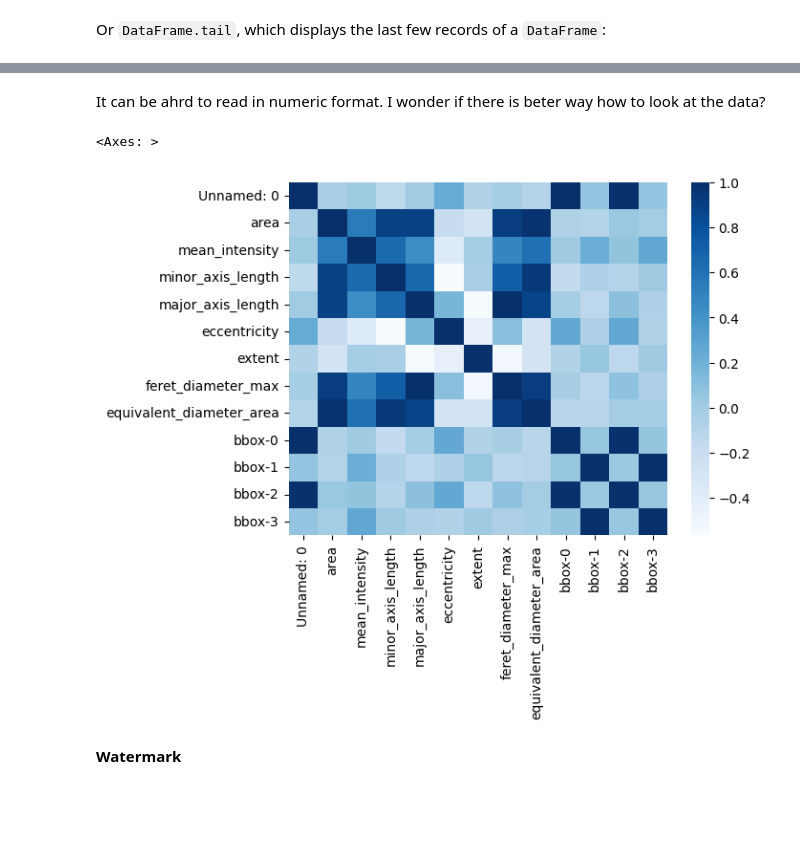
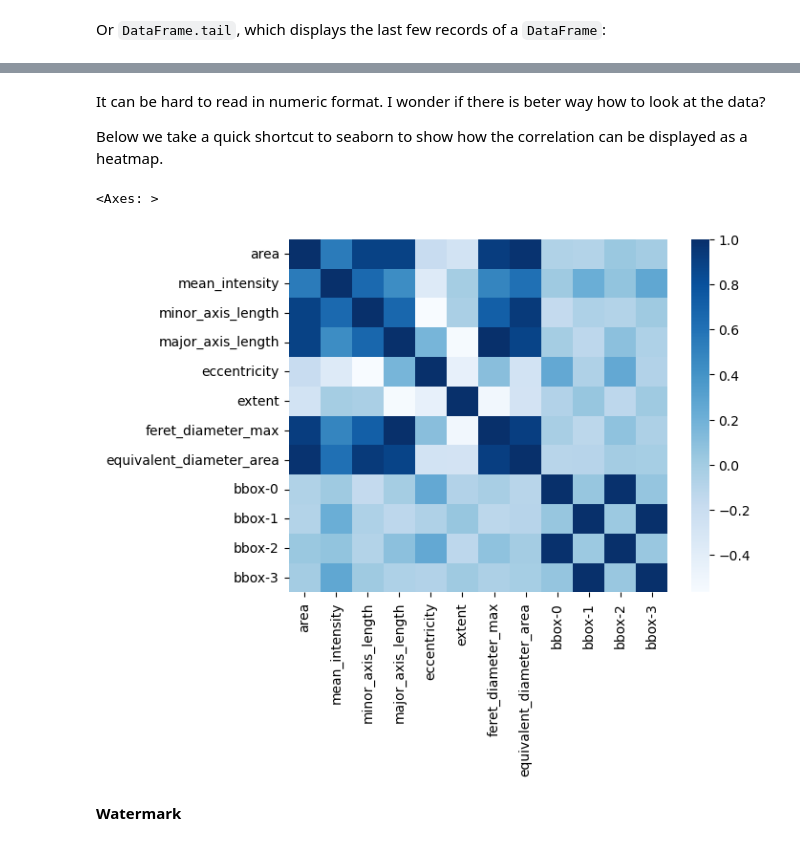
Before and after one commit to BiAPoL/PoL-BioImage-Analysis-TS-Early-Career-Track, a Jupyter notebook: docs/day2d_pandas_statistics/03_Pandas_EDA.ipynb, the cells around one changed output, grey strips where cells are left out. Saved outputs shown, nothing was run; the diff lists cells and outputs as text; code cells hidden in the pictures; blank space fills up the shorter version.

Commit message:
update pandas notebooks
- add exercises with biological data
- add split-apply-combine on tidy data section

```diff
--- a/docs/day2d_pandas_statistics/03_Pandas_EDA.ipynb
+++ b/docs/day2d_pandas_statistics/03_Pandas_EDA.ipynb
@@ -159,2 +85,3 @@ Use the `.head()`, `.tail()` and `.describe()` functions on the cleaned Penguin
 # %%
-# df_shape = pd.read_csv('blobs_statistics.csv')
+blobs_statistics = pd.read_csv('../../data/blobs_statistics.csv', index_col=0)
+blobs_statistics.head()
@@ -184,17 +113,16 @@ df_shape.corr
 # %% [markdown]
-It can be ahrd to read in numeric format. I wonder if there is beter way how to look at the data?
+It can be hard to read in numeric format. I wonder if there is beter way how to look at the data?
+
+Below we take a quick shortcut to seaborn to show how the correlation can be displayed as a heatmap.
 # %%
-import seaborn as sns
-%matplotlib inline
-
 # calculate the correlation matrix on the numeric columns
-corr = df_shape.select_dtypes('number').corr()
+corr = blobs_statistics.select_dtypes('number').corr()
 
 # plot the heatmap
 sns.heatmap(corr, cmap="Blues", annot=False)
 # %% [output]
 <Axes: >
-[figure, old version]
+[figure, new version]
 # %% [markdown]
 **Watermark**
 # %%
```
Also changed, not shown: parts of 29 cells of this notebook, 3 other files.
